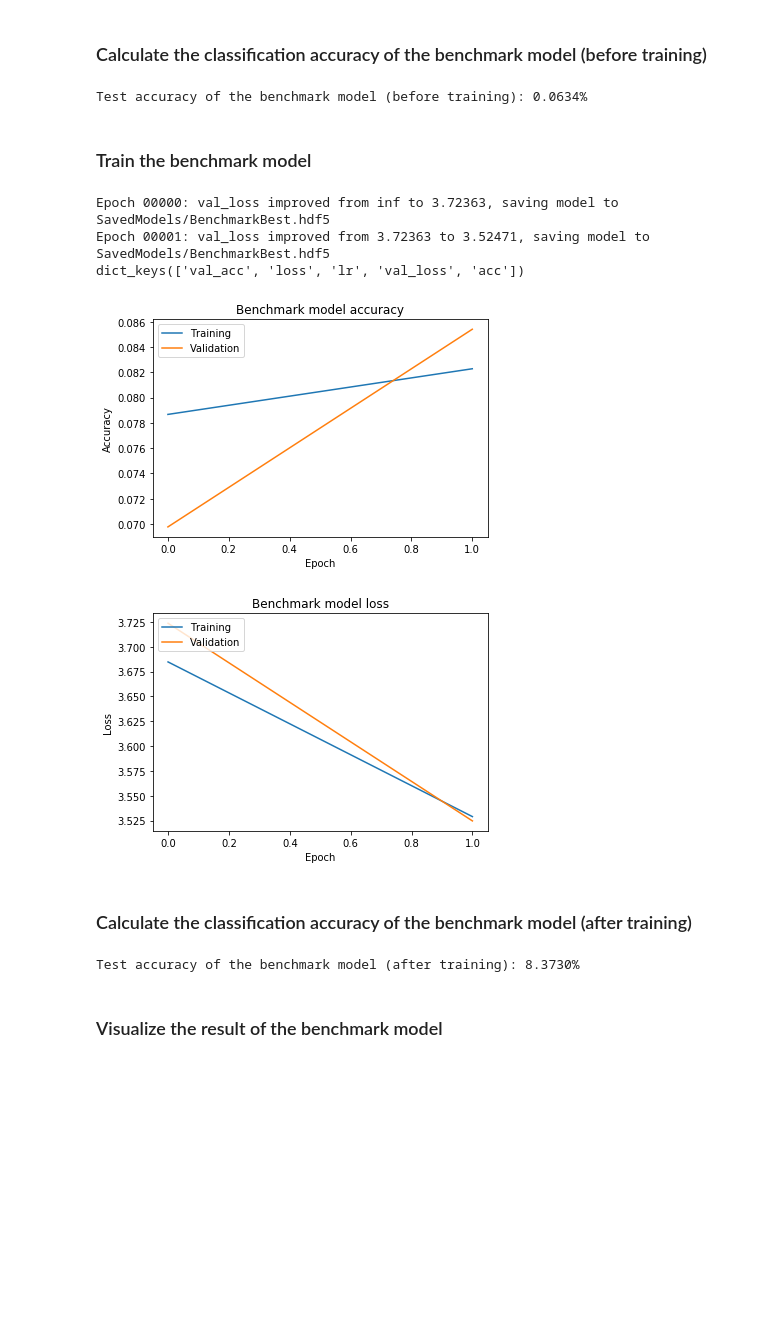
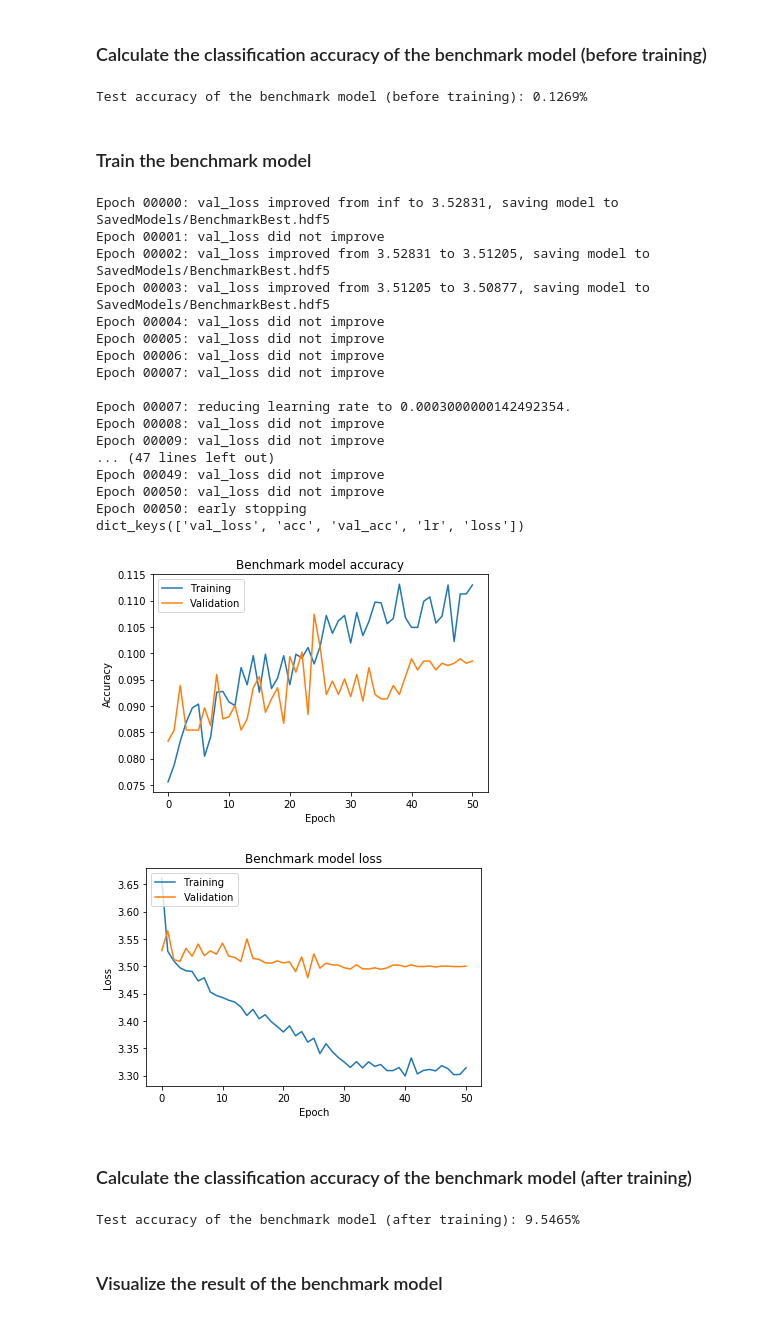
Before and after one commit to ArbinTimilsina/PredictingAgeFromX-Rays, a Jupyter notebook: AgePredictor.ipynb, the cells around one changed output. Cells and saved outputs as stored; diff of their text form; code cells hidden in the pictures; blank space fills up the shorter version.

```diff
--- a/AgePredictor.ipynb
+++ b/AgePredictor.ipynb
@@ -9,0 +6,15 @@ epochs = 2
+# %%
+# Common variables for all models
+from keras.callbacks import EarlyStopping, ReduceLROnPlateau
+
+epochs = 250
+
+batchSize = 20
+imageLength = 224
+imageHeight = 224
+
+# Stop training when a monitored quantity has stopped improving after 25 epochs
+earlyStop = EarlyStopping(patience=25, verbose=1)
+
+# Reduce learning rate when a metric has stopped improving
+reduceLR = ReduceLROnPlateau(factor=0.3, patience=3, cooldown=3, verbose=1)
@@ -121,13 +134,13 @@ from tqdm import tqdm
 import cv2
 
 def grayscaleImageToTensor(imageToConvert):
-    # Load the image as grayscale; wxh=200x200
-    img = image.load_img(imageToConvert, grayscale=True, target_size=(200, 200))
+    # Load the image as grayscale; w x h=imageLength x imageHeight
+    img = image.load_img(imageToConvert, grayscale=True, target_size=(imageLength, imageHeight))
 
-    # Convert a PIL Image instance to a Numpy array with shape (200, 200, 1)
+    # Convert a PIL Image instance to a Numpy array with shape (imageLength, imageHeight, 1)
     x = image.img_to_array(img)
 
-    # Convert 3D tensor to 4D tensor with shape (1, 200, 200, 1) and return 4D tensor
+    # Convert 3D tensor to 4D tensor with shape (1, imageLength, imageHeight, 1) and return 4D tensor
     return np.expand_dims(x, axis=0)
 
 def grayscaleImagesToTensor(imagesToConvert):
@@ -135,13 +148,13 @@ def grayscaleImagesToTensor(imagesToConvert):
     return np.vstack(listOfTensors)
 
 def rgbImageToTensor(imageToConvert):
-    # Load the RGB images as PIL.Image.Image type; wxh=200x200
-    img = image.load_img(imageToConvert, target_size=(200, 200))
+    # Load the RGB images as PIL.Image.Image type; w x h=imageLength x imageHeight
+    img = image.load_img(imageToConvert, target_size=(imageLength, imageHeight))
 
-    # Convert a PIL Image instance to a Numpy array with shape (200, 200, 3); return 3D tensor
+    # Convert a PIL Image instance to a Numpy array with shape (imageLength, imageHeight, 3); return 3D tensor
     x = image.img_to_array(img)
 
-    # Convert 3D tensor to 4D tensor with shape (1, 200, 200, 3) and return 4D tensor
+    # Convert 3D tensor to 4D tensor with shape (1, imageLength, imageHeight, 3) and return 4D tensor
     return np.expand_dims(x, axis=0)
 
 def rgbImagesToTensor(imagesToConvert):
@@ -318,54 +331,62 @@ accuracy = 100*score[1]
 # Print the test accuracy
 print('Test accuracy of the benchmark model (before training): %.4f%%' % accuracy)
 # %% [output]
-Test accuracy of the benchmark model (before training): 0.0634%
+Test accuracy of the benchmark model (before training): 0.1269%
 # %% [markdown]
 ### Train the benchmark model
 # %%
-from keras.callbacks import ModelCheckpoint, EarlyStopping, ReduceLROnPlateau
+from keras.callbacks import ModelCheckpoint
 
 # Save the best model after every epoch
 checkPoint = ModelCheckpoint(filepath='SavedModels/BenchmarkBest.hdf5', save_best_only=True, verbose=1)
-
-# Stop training when a monitored quantity has stopped improving after 20 epochs
-earlyStop = EarlyStopping(patience=20, verbose=1)
-
-# Reduce learning rate when a metric has stopped improving
-reduceLR = ReduceLROnPlateau(factor=0.3, patience=3, cooldown=3, min_lr=0.0001, verbose=1)
 
 # Fit the model on batches with real-time data augmentation:
 history = benchmarkModel.fit_generator(datagen_train.flow(X_train, y_train, batch_size=batchSize),
                                        steps_per_epoch=X_train.shape[0] // batchSize, epochs=epochs,
                                        validation_data=(X_val, y_val), validation_steps=X_val.shape[0] // batchSize,
                                        callbacks=[checkPoint, earlyStop, reduceLR], verbose=0)
 # List all data in history
 print(history.history.keys())
 
 # Summarize history for accuracy
 plt.plot(history.history['acc'])
 plt.plot(history.history['val_acc'])
 plt.title('Benchmark model accuracy')
 plt.ylabel('Accuracy')
 plt.xlabel('Epoch')
 plt.legend(['Training', 'Validation'], loc='upper left')
 plt.savefig('Plots/BenchmarkAccuracy.pdf')
 plt.show()
 
 # Summarize history for loss
 plt.plot(history.history['loss'])
 plt.plot(history.history['val_loss'])
 plt.title('Benchmark model loss')
 plt.ylabel('Loss')
 plt.xlabel('Epoch')
 plt.legend(['Training', 'Validation'], loc='upper left')
 plt.savefig('Plots/BenchmarkLoss.pdf')
 plt.show()
 # %% [output]
-Epoch 00000: val_loss improved from inf to 3.72363, saving model to SavedModels/BenchmarkBest.hdf5
-Epoch 00001: val_loss improved from 3.72363 to 3.52471, saving model to SavedModels/BenchmarkBest.hdf5
-dict_keys(['val_acc', 'loss', 'lr', 'val_loss', 'acc'])
+Epoch 00000: val_loss improved from inf to 3.52831, saving model to SavedModels/BenchmarkBest.hdf5
+Epoch 00001: val_loss did not improve
+Epoch 00002: val_loss improved from 3.52831 to 3.51205, saving model to SavedModels/BenchmarkBest.hdf5
+Epoch 00003: val_loss improved from 3.51205 to 3.50877, saving model to SavedModels/BenchmarkBest.hdf5
+Epoch 00004: val_loss did not improve
+Epoch 00005: val_loss did not improve
+Epoch 00006: val_loss did not improve
+Epoch 00007: val_loss did not improve
+
+Epoch 00007: reducing learning rate to 0.0003000000142492354.
+Epoch 00008: val_loss did not improve
+Epoch 00009: val_loss did not improve
+... (47 lines left out)
+Epoch 00049: val_loss did not improve
+Epoch 00050: val_loss did not improve
+Epoch 00050: early stopping
+dict_keys(['val_loss', 'acc', 'val_acc', 'lr', 'loss'])
-[figure, old version]
+[figure, new version]
-[figure, old version]
+[figure, new version]
 # %% [markdown]
 ### Calculate the classification accuracy of the benchmark model (after training)
 # %%
@@ -379,7 +400,7 @@ accuracy = 100*score[1]
 # Print the test accuracy
 print('Test accuracy of the benchmark model (after training): %.4f%%' % accuracy)
 # %% [output]
-Test accuracy of the benchmark model (after training): 8.3730%
+Test accuracy of the benchmark model (after training): 9.5465%
 # %% [markdown]
 ### Visualize the result of the benchmark model
 # %%
```
Also changed, not shown: parts of 30 cells of this notebook, 16 other files.
